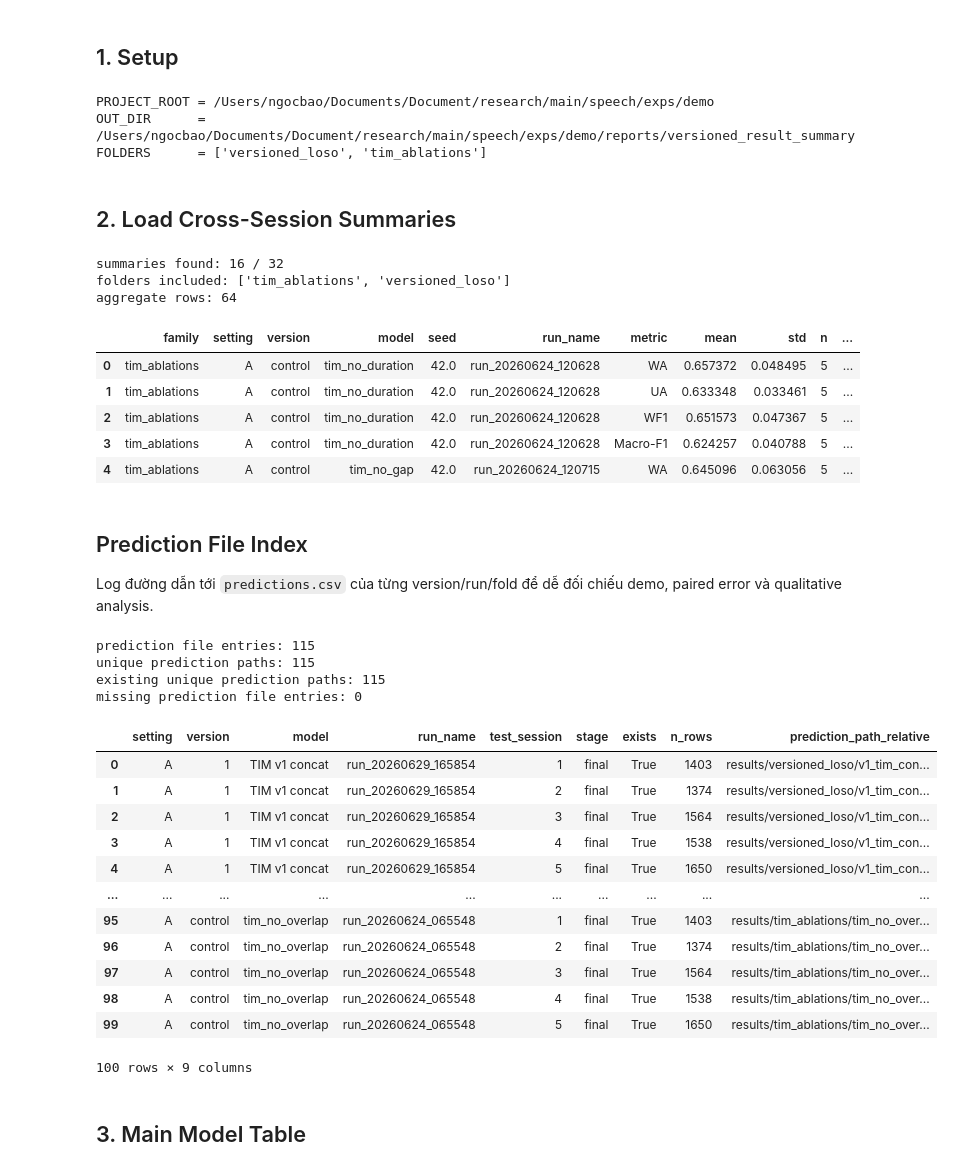
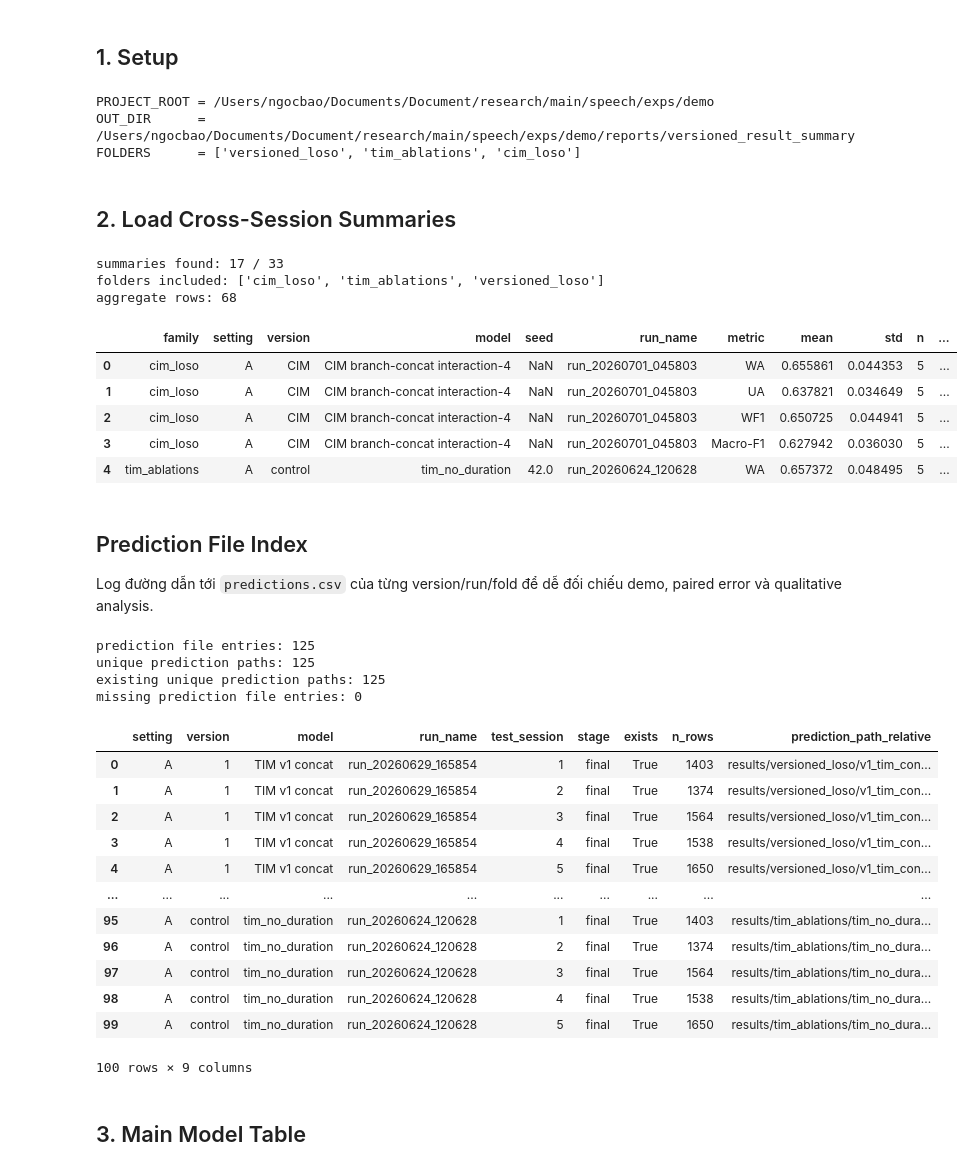
Before and after one commit to ngocbao220/conversational_ser, a Jupyter notebook: notebooks/summarize_version_results.ipynb, the cells around one changed output. Saved outputs shown, nothing was run; the diff lists cells and outputs as text; code cells hidden in the pictures.

```diff
--- a/notebooks/summarize_version_results.ipynb
+++ b/notebooks/summarize_version_results.ipynb
@@ -39,7 +39,7 @@ if PROJECT_ROOT.name in {"notebook", "notebooks"}:
 RESULTS_DIR = PROJECT_ROOT / "results"
 # Set to None or [] to read every results folder.
 # Example: FOLDERS = ["versioned_loso", "tim_ablations", "ablation_model_loso"]
-FOLDERS = ["versioned_loso", "tim_ablations"]
+FOLDERS = ["versioned_loso", "tim_ablations", "cim_loso"]
 OUT_DIR = PROJECT_ROOT / "reports" / "versioned_result_summary"
 FIG_DIR = OUT_DIR / "figures"
 OUT_DIR.mkdir(parents=True, exist_ok=True)
@@ -53,7 +53,7 @@ print("FOLDERS      =", FOLDERS if FOLDERS else "ALL")
 # %% [output]
 PROJECT_ROOT = /Users/ngocbao/Documents/Document/research/main/speech/exps/demo
 OUT_DIR      = /Users/ngocbao/Documents/Document/research/main/speech/exps/demo/reports/versioned_result_summary
-FOLDERS      = ['versioned_loso', 'tim_ablations']
+FOLDERS      = ['versioned_loso', 'tim_ablations', 'cim_loso']
 # %% [markdown]
 ## 2. Load Cross-Session Summaries
 # %%
@@ -71,7 +71,7 @@ def mean_std_text(mean: float, std: float) -> str:
 
 def infer_family(path: Path) -> str:
     parts = path.parts
-    for key in ["versioned_loso", "ablation_model_loso", "ablation_loso", "tim_ablations"]:
+    for key in ["versioned_loso", "ablation_model_loso", "ablation_loso", "tim_ablations", "cim_loso"]:
         if key in parts:
             return key
     if "cross_session" in parts:
@@ -88,6 +88,8 @@ def infer_model_name(path: Path, payload: dict) -> str:
         return "TIM-shuffled"
     if "tim_no_" in text or "tim_overlap_only" in text:
         return path.parents[2].name if "tim_ablations" in path.parts else path.parents[3].name
+    if "cim_loso" in text or "cim_branch_concat_interaction4" in text:
+        return "CIM branch-concat interaction-4"
     if "v3_2_tim_compact_primitives" in text:
         return "TIM v3.2 compact primitives"
     if "v3_1_tim_recommended_v2" in text or "wavlm_tim_v2_recommended" in text:
@@ -108,6 +110,8 @@ def infer_model_name(path: Path, payload: dict) -> str:
 
 
 def infer_version(path: Path, model_name: str) -> str:
+    if model_name.startswith("CIM"):
+        return "CIM"
     if "v3.1" in model_name:
         return "3.1"
     if "v2.2.2" in model_name:
@@ -181,41 +185,41 @@ for path in summary_paths:
             "n": int(item.get("n", 5)),
             "summary_path": str(path),
         })
     for fold in payload.get("folds", []):
         for metric in METRICS:
             if metric not in fold.get("metrics", {}):
                 continue
             fold_rows.append({
                 "family": family,
                 "setting": setting,
                 "version": version,
                 "model": model_name,
                 "seed": seed,
                 "run_name": run_name,
                 "test_session": int(fold["test_session"]),
                 "metric": metric,
                 "value": float(fold["metrics"][metric]),
                 "summary_path": str(path),
             })
 
 aggregate = pd.DataFrame(aggregate_rows)
 folds = pd.DataFrame(fold_rows)
 aggregate.to_csv(OUT_DIR / "all_cross_session_aggregate_long.csv", index=False)
 folds.to_csv(OUT_DIR / "all_cross_session_folds_long.csv", index=False)
 print("summaries found:", len(summary_paths), "/", len(all_summary_paths))
 print("folders included:", sorted({result_top_folder(path) for path in summary_paths}))
 print("aggregate rows:", len(aggregate))
 display(aggregate.head())
 # %% [output]
-summaries found: 16 / 32
-folders included: ['tim_ablations', 'versioned_loso']
-aggregate rows: 64
+summaries found: 17 / 33
+folders included: ['cim_loso', 'tim_ablations', 'versioned_loso']
+aggregate rows: 68
 |  | family | setting | version | model | seed | run_name | metric | mean | std | n | ... |
-| 0 | tim_ablations | A | control | tim_no_duration | 42.0 | run_20260624_120628 | WA | 0.657372 | 0.048495 | 5 | ... |
-| 1 | tim_ablations | A | control | tim_no_duration | 42.0 | run_20260624_120628 | UA | 0.633348 | 0.033461 | 5 | ... |
-| 2 | tim_ablations | A | control | tim_no_duration | 42.0 | run_20260624_120628 | WF1 | 0.651573 | 0.047367 | 5 | ... |
-| 3 | tim_ablations | A | control | tim_no_duration | 42.0 | run_20260624_120628 | Macro-F1 | 0.624257 | 0.040788 | 5 | ... |
-| 4 | tim_ablations | A | control | tim_no_gap | 42.0 | run_20260624_120715 | WA | 0.645096 | 0.063056 | 5 | ... |
+| 0 | cim_loso | A | CIM | CIM branch-concat interaction-4 | NaN | run_20260701_045803 | WA | 0.655861 | 0.044353 | 5 | ... |
+| 1 | cim_loso | A | CIM | CIM branch-concat interaction-4 | NaN | run_20260701_045803 | UA | 0.637821 | 0.034649 | 5 | ... |
+| 2 | cim_loso | A | CIM | CIM branch-concat interaction-4 | NaN | run_20260701_045803 | WF1 | 0.650725 | 0.044941 | 5 | ... |
+| 3 | cim_loso | A | CIM | CIM branch-concat interaction-4 | NaN | run_20260701_045803 | Macro-F1 | 0.627942 | 0.036030 | 5 | ... |
+| 4 | tim_ablations | A | control | tim_no_duration | 42.0 | run_20260624_120628 | WA | 0.657372 | 0.048495 | 5 | ... |
 # %% [markdown]
 ## Prediction File Index
 
@@ -338,9 +342,9 @@ display(
     ].head(100)
 )
 # %% [output]
-prediction file entries: 115
-unique prediction paths: 115
-existing unique prediction paths: 115
+prediction file entries: 125
+unique prediction paths: 125
+existing unique prediction paths: 125
 missing prediction file entries: 0
 |  | setting | version | model | run_name | test_session | stage | exists | n_rows | prediction_path_relative |
 | 0 | A | 1 | TIM v1 concat | run_20260629_165854 | 1 | final | True | 1403 | results/versioned_loso/v1_tim_con... |
@@ -349,11 +353,11 @@ missing prediction file entries: 0
 | 3 | A | 1 | TIM v1 concat | run_20260629_165854 | 4 | final | True | 1538 | results/versioned_loso/v1_tim_con... |
 | 4 | A | 1 | TIM v1 concat | run_20260629_165854 | 5 | final | True | 1650 | results/versioned_loso/v1_tim_con... |
 | ... | ... | ... | ... | ... | ... | ... | ... | ... | ... |
-| 95 | A | control | tim_no_overlap | run_20260624_065548 | 1 | final | True | 1403 | results/tim_ablations/tim_no_over... |
-| 96 | A | control | tim_no_overlap | run_20260624_065548 | 2 | final | True | 1374 | results/tim_ablations/tim_no_over... |
-| 97 | A | control | tim_no_overlap | run_20260624_065548 | 3 | final | True | 1564 | results/tim_ablations/tim_no_over... |
-| 98 | A | control | tim_no_overlap | run_20260624_065548 | 4 | final | True | 1538 | results/tim_ablations/tim_no_over... |
-| 99 | A | control | tim_no_overlap | run_20260624_065548 | 5 | final | True | 1650 | results/tim_ablations/tim_no_over... |
+| 95 | A | control | tim_no_duration | run_20260624_120628 | 1 | final | True | 1403 | results/tim_ablations/tim_no_dura... |
+| 96 | A | control | tim_no_duration | run_20260624_120628 | 2 | final | True | 1374 | results/tim_ablations/tim_no_dura... |
+| 97 | A | control | tim_no_duration | run_20260624_120628 | 3 | final | True | 1564 | results/tim_ablations/tim_no_dura... |
+| 98 | A | control | tim_no_duration | run_20260624_120628 | 4 | final | True | 1538 | results/tim_ablations/tim_no_dura... |
+| 99 | A | control | tim_no_duration | run_20260624_120628 | 5 | final | True | 1650 | results/tim_ablations/tim_no_dura... |
 100 rows × 9 columns
 # %% [markdown]
 ## 3. Main Model Table
```
Also changed, not shown: parts of 5 cells of this notebook, 12 other files.
